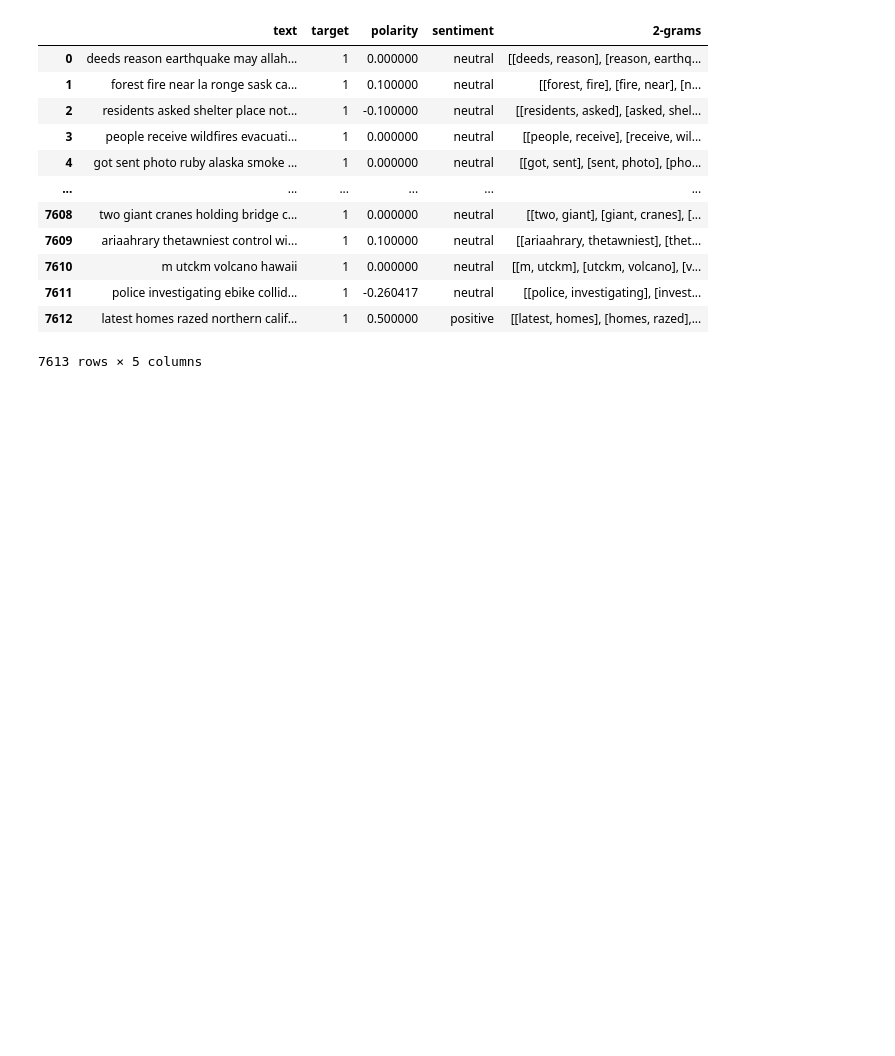
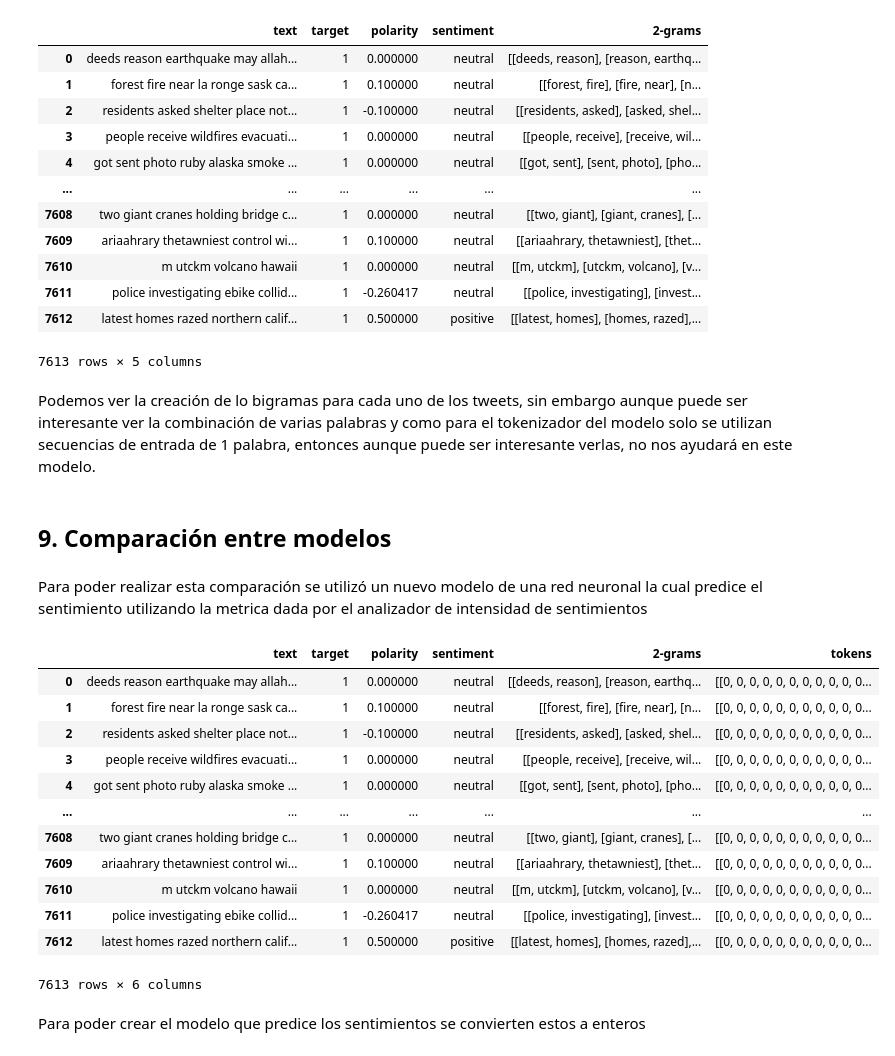
Before and after one commit to campeon19/Lab5_Tweets_Analisis, a Jupyter notebook: Lab 5.ipynb, the cells around one changed output. Cells and saved outputs as stored; diff of their text form; code cells hidden in the pictures; blank space fills up the shorter version.

Commit message:
NN Model added

```diff
--- a/Lab 5.ipynb
+++ b/Lab 5.ipynb
@@ -432,3 +437,9 @@ data_train
 | 7611 | police investigating ebike collid... | 1 | -0.260417 | neutral | [[police, investigating], [invest... |
 | 7612 | latest homes razed northern calif... | 1 | 0.500000 | positive | [[latest, homes], [homes, razed],... |
 7613 rows × 5 columns
+# %% [markdown]
+Podemos ver la creación de lo bigramas para cada uno de los tweets, sin embargo aunque puede ser interesante ver la combinación de varias palabras y como para el tokenizador del modelo solo se utilizan secuencias de entrada de 1 palabra, entonces aunque puede ser interesante verlas, no nos ayudará en este modelo.
+# %% [markdown]
+## 9. Comparación entre modelos
+# %% [markdown]
+Para poder realizar esta comparación se utilizó un nuevo modelo de una red neuronal la cual predice el sentimiento utilizando la metrica dada por el analizador de intensidad de sentimientos
@@ -434,0 +459,18 @@ data_train
+# %%
+data_train
+# %% [output]
+|  | text | target | polarity | sentiment | 2-grams | tokens |
+| 0 | deeds reason earthquake may allah... | 1 | 0.000000 | neutral | [[deeds, reason], [reason, earthq... | [[0, 0, 0, 0, 0, 0, 0, 0, 0, 0, 0... |
+| 1 | forest fire near la ronge sask ca... | 1 | 0.100000 | neutral | [[forest, fire], [fire, near], [n... | [[0, 0, 0, 0, 0, 0, 0, 0, 0, 0, 0... |
+| 2 | residents asked shelter place not... | 1 | -0.100000 | neutral | [[residents, asked], [asked, shel... | [[0, 0, 0, 0, 0, 0, 0, 0, 0, 0, 0... |
+| 3 | people receive wildfires evacuati... | 1 | 0.000000 | neutral | [[people, receive], [receive, wil... | [[0, 0, 0, 0, 0, 0, 0, 0, 0, 0, 0... |
+| 4 | got sent photo ruby alaska smoke ... | 1 | 0.000000 | neutral | [[got, sent], [sent, photo], [pho... | [[0, 0, 0, 0, 0, 0, 0, 0, 0, 0, 0... |
+| ... | ... | ... | ... | ... | ... | ... |
+| 7608 | two giant cranes holding bridge c... | 1 | 0.000000 | neutral | [[two, giant], [giant, cranes], [... | [[0, 0, 0, 0, 0, 0, 0, 0, 0, 0, 0... |
+| 7609 | ariaahrary thetawniest control wi... | 1 | 0.100000 | neutral | [[ariaahrary, thetawniest], [thet... | [[0, 0, 0, 0, 0, 0, 0, 0, 0, 0, 0... |
+| 7610 | m utckm volcano hawaii | 1 | 0.000000 | neutral | [[m, utckm], [utckm, volcano], [v... | [[0, 0, 0, 0, 0, 0, 0, 0, 0, 0, 0... |
+| 7611 | police investigating ebike collid... | 1 | -0.260417 | neutral | [[police, investigating], [invest... | [[0, 0, 0, 0, 0, 0, 0, 0, 0, 0, 0... |
+| 7612 | latest homes razed northern calif... | 1 | 0.500000 | positive | [[latest, homes], [homes, razed],... | [[0, 0, 0, 0, 0, 0, 0, 0, 0, 0, 0... |
+7613 rows × 6 columns
+# %% [markdown]
+Para poder crear el modelo que predice los sentimientos se convierten estos a enteros
```
Also changed, not shown: parts of 15 cells of this notebook.
